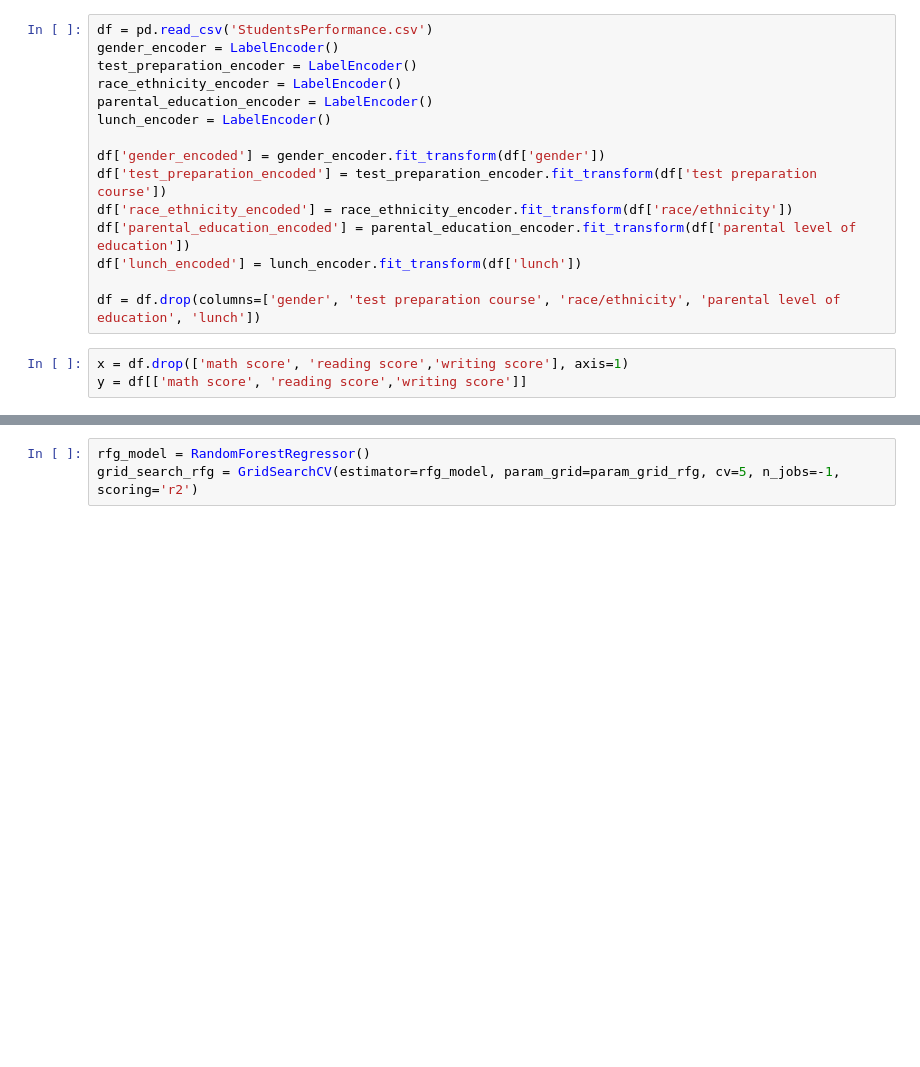
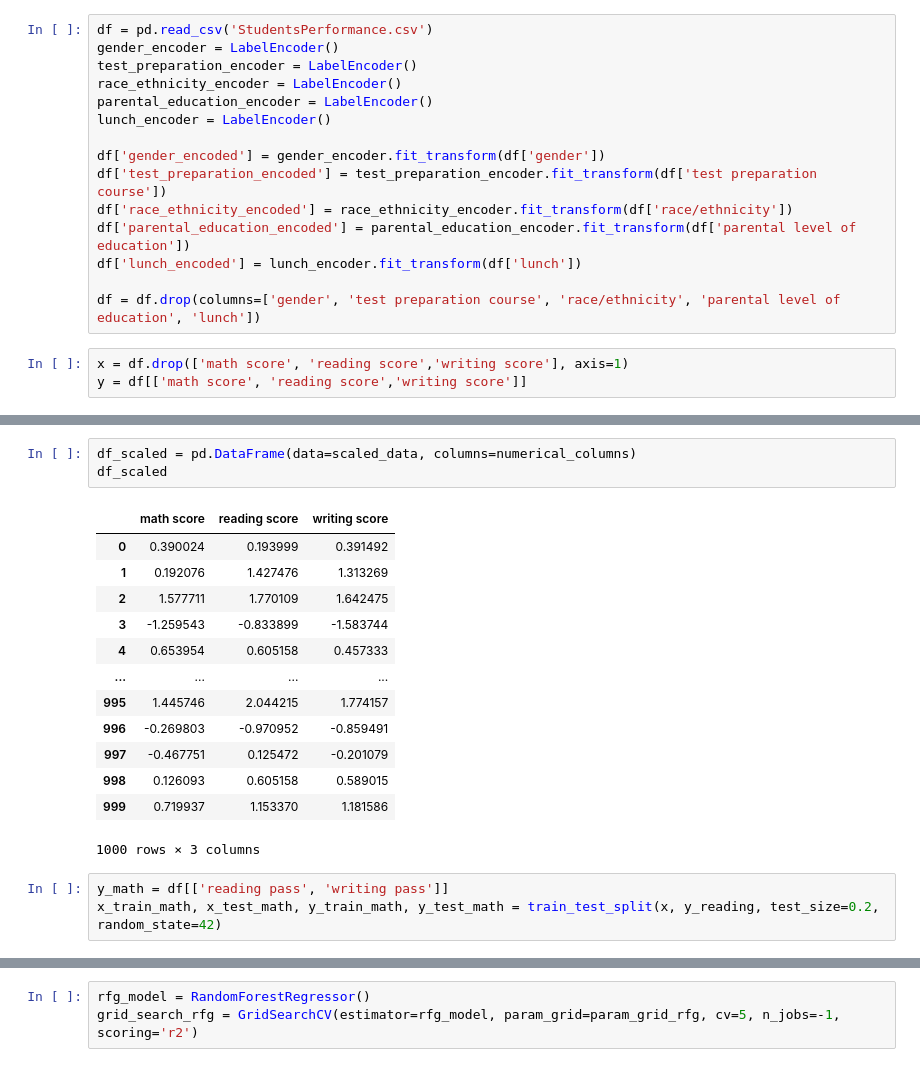
Before and after one commit to WilmerSoto/PrediccionExamen, a Jupyter notebook: Trabajo_final.ipynb, the cells around one changed output, grey strips where cells are left out. Drawn from its saved outputs; the diff is of its cells as text; blank space fills up the shorter version.

```diff
--- a/Trabajo_final.ipynb
+++ b/Trabajo_final.ipynb
@@ -43,0 +131,20 @@ y = df[['math score', 'reading score','writing score']]
+# %%
+df_scaled = pd.DataFrame(data=scaled_data, columns=numerical_columns)
+df_scaled
+# %% [output]
+|  | math score | reading score | writing score |
+| 0 | 0.390024 | 0.193999 | 0.391492 |
+| 1 | 0.192076 | 1.427476 | 1.313269 |
+| 2 | 1.577711 | 1.770109 | 1.642475 |
+| 3 | -1.259543 | -0.833899 | -1.583744 |
+| 4 | 0.653954 | 0.605158 | 0.457333 |
+| ... | ... | ... | ... |
+| 995 | 1.445746 | 2.044215 | 1.774157 |
+| 996 | -0.269803 | -0.970952 | -0.859491 |
+| 997 | -0.467751 | 0.125472 | -0.201079 |
+| 998 | 0.126093 | 0.605158 | 0.589015 |
+| 999 | 0.719937 | 1.153370 | 1.181586 |
+1000 rows × 3 columns
+# %%
+y_math = df[['reading pass', 'writing pass']]
+x_train_math, x_test_math, y_train_math, y_test_math = train_test_split(x, y_reading, test_size=0.2, random_state=42)
```
Also changed, not shown: parts of 133 cells of this notebook.
